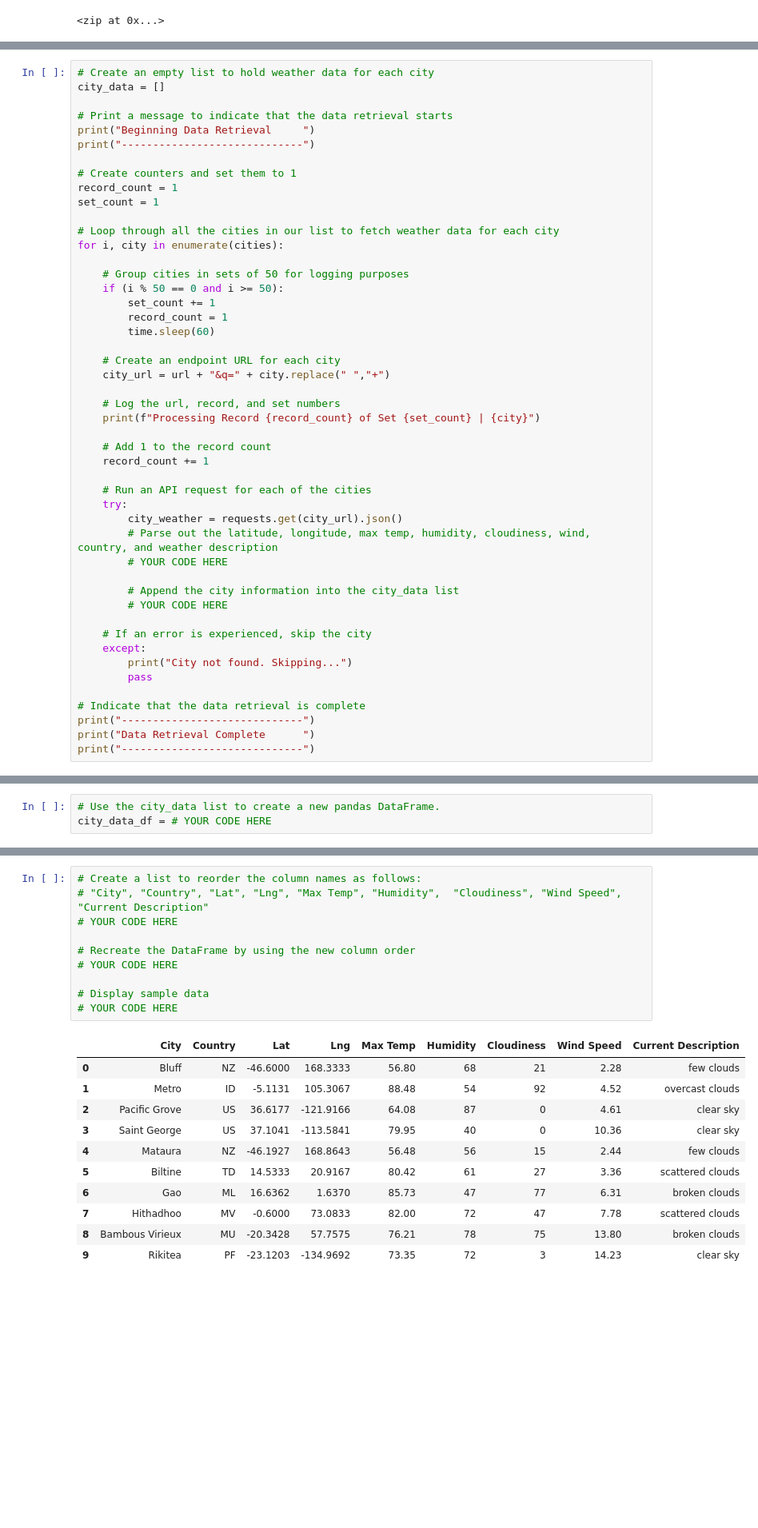
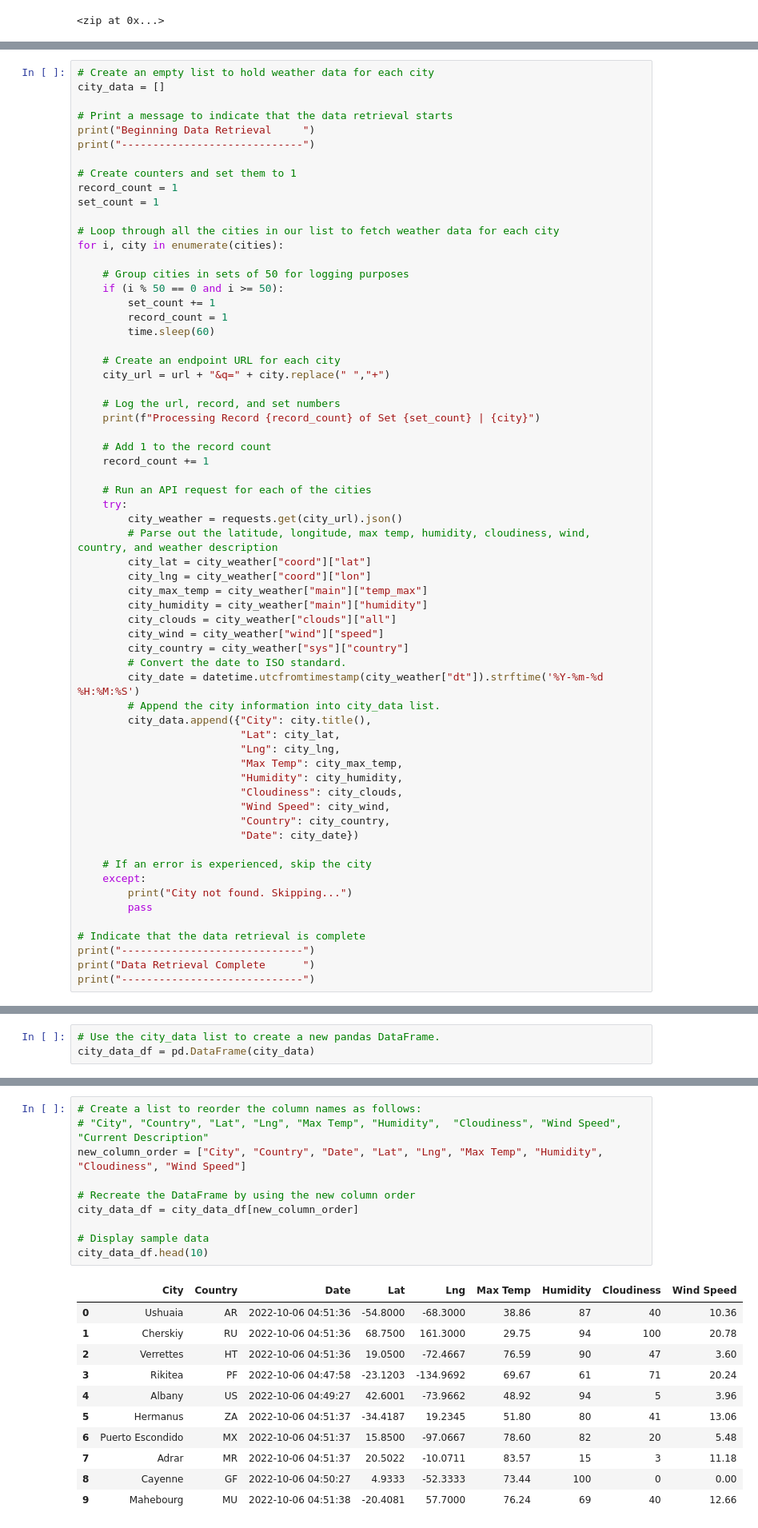
Before and after one commit to fliprico/World_Weather_Analysis, a Jupyter notebook: Weather_Database/Weather_Database.ipynb, the cells around one changed output, grey strips where cells are left out. Shown: that part at 80% size. Cells and saved outputs as stored; diff of their text form; blank space fills up the shorter version.

```diff
--- a/Weather_Database/Weather_Database.ipynb
+++ b/Weather_Database/Weather_Database.ipynb
@@ -123,10 +123,25 @@ for i, city in enumerate(cities):
     try:
         city_weather = requests.get(city_url).json()
         # Parse out the latitude, longitude, max temp, humidity, cloudiness, wind, country, and weather description
-        # YOUR CODE HERE
-
-        # Append the city information into the city_data list
-        # YOUR CODE HERE
+        city_lat = city_weather["coord"]["lat"]
+        city_lng = city_weather["coord"]["lon"]
+        city_max_temp = city_weather["main"]["temp_max"]
+        city_humidity = city_weather["main"]["humidity"]
+        city_clouds = city_weather["clouds"]["all"]
+        city_wind = city_weather["wind"]["speed"]
+        city_country = city_weather["sys"]["country"]
+        # Convert the date to ISO standard.
+        city_date = datetime.utcfromtimestamp(city_weather["dt"]).strftime('%Y-%m-%d %H:%M:%S')
+        # Append the city information into city_data list.
+        city_data.append({"City": city.title(),
+                          "Lat": city_lat,
+                          "Lng": city_lng,
+                          "Max Temp": city_max_temp,
+                          "Humidity": city_humidity,
+                          "Cloudiness": city_clouds,
+                          "Wind Speed": city_wind,
+                          "Country": city_country,
+                          "Date": city_date})
 
     # If an error is experienced, skip the city
     except:
@@ -164,7 +179,7 @@ len(city_data)
 ## Add the weather data to a new DataFrame.
 # %%
 # Use the city_data list to create a new pandas DataFrame.
-city_data_df = # YOUR CODE HERE
+city_data_df = pd.DataFrame(city_data)
 # %%
 # Display sample data
 city_data_df.head(10)
@@ -190,24 +205,24 @@ Index(['City', 'Lat', 'Lng', 'Max Temp', 'Current Description', 'Humidity',
 # %%
 # Create a list to reorder the column names as follows:
 # "City", "Country", "Lat", "Lng", "Max Temp", "Humidity",  "Cloudiness", "Wind Speed",  "Current Description"
-# YOUR CODE HERE
+new_column_order = ["City", "Country", "Date", "Lat", "Lng", "Max Temp", "Humidity", "Cloudiness", "Wind Speed"]
 
 # Recreate the DataFrame by using the new column order
-# YOUR CODE HERE
+city_data_df = city_data_df[new_column_order]
 
 # Display sample data
-# YOUR CODE HERE
+city_data_df.head(10)
 # %% [output]
-|  | City | Country | Lat | Lng | Max Temp | Humidity | Cloudiness | Wind Speed | Current Description |
-| 0 | Bluff | NZ | -46.6000 | 168.3333 | 56.80 | 68 | 21 | 2.28 | few clouds |
-| 1 | Metro | ID | -5.1131 | 105.3067 | 88.48 | 54 | 92 | 4.52 | overcast clouds |
-| 2 | Pacific Grove | US | 36.6177 | -121.9166 | 64.08 | 87 | 0 | 4.61 | clear sky |
-| 3 | Saint George | US | 37.1041 | -113.5841 | 79.95 | 40 | 0 | 10.36 | clear sky |
-| 4 | Mataura | NZ | -46.1927 | 168.8643 | 56.48 | 56 | 15 | 2.44 | few clouds |
-| 5 | Biltine | TD | 14.5333 | 20.9167 | 80.42 | 61 | 27 | 3.36 | scattered clouds |
-| 6 | Gao | ML | 16.6362 | 1.6370 | 85.73 | 47 | 77 | 6.31 | broken clouds |
-| 7 | Hithadhoo | MV | -0.6000 | 73.0833 | 82.00 | 72 | 47 | 7.78 | scattered clouds |
-| 8 | Bambous Virieux | MU | -20.3428 | 57.7575 | 76.21 | 78 | 75 | 13.80 | broken clouds |
-| 9 | Rikitea | PF | -23.1203 | -134.9692 | 73.35 | 72 | 3 | 14.23 | clear sky |
+|  | City | Country | Date | Lat | Lng | Max Temp | Humidity | Cloudiness | Wind Speed |
+| 0 | Ushuaia | AR | 2022-10-06 04:51:36 | -54.8000 | -68.3000 | 38.86 | 87 | 40 | 10.36 |
+| 1 | Cherskiy | RU | 2022-10-06 04:51:36 | 68.7500 | 161.3000 | 29.75 | 94 | 100 | 20.78 |
+| 2 | Verrettes | HT | 2022-10-06 04:51:36 | 19.0500 | -72.4667 | 76.59 | 90 | 47 | 3.60 |
+| 3 | Rikitea | PF | 2022-10-06 04:47:58 | -23.1203 | -134.9692 | 69.67 | 61 | 71 | 20.24 |
+| 4 | Albany | US | 2022-10-06 04:49:27 | 42.6001 | -73.9662 | 48.92 | 94 | 5 | 3.96 |
+| 5 | Hermanus | ZA | 2022-10-06 04:51:37 | -34.4187 | 19.2345 | 51.80 | 80 | 41 | 13.06 |
+| 6 | Puerto Escondido | MX | 2022-10-06 04:51:37 | 15.8500 | -97.0667 | 78.60 | 82 | 20 | 5.48 |
+| 7 | Adrar | MR | 2022-10-06 04:51:37 | 20.5022 | -10.0711 | 83.57 | 15 | 3 | 11.18 |
+| 8 | Cayenne | GF | 2022-10-06 04:50:27 | 4.9333 | -52.3333 | 73.44 | 100 | 0 | 0.00 |
+| 9 | Mahebourg | MU | 2022-10-06 04:51:38 | -20.4081 | 57.7000 | 76.24 | 69 | 40 | 12.66 |
 # %%
 # Display the data types of each column by using the dtypes Pandas function
```
Also changed, not shown: parts of 7 cells of this notebook, 2 other files.
